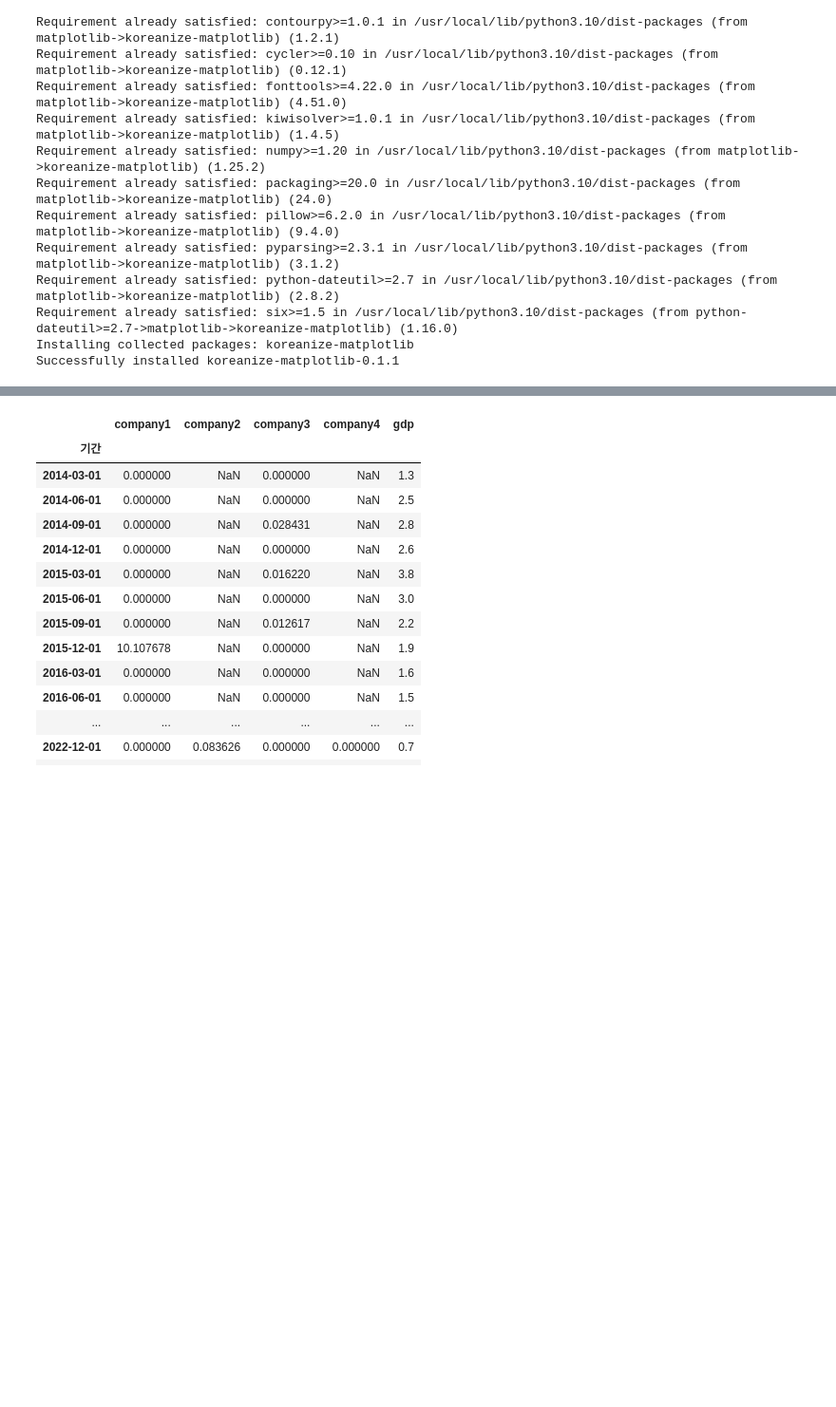
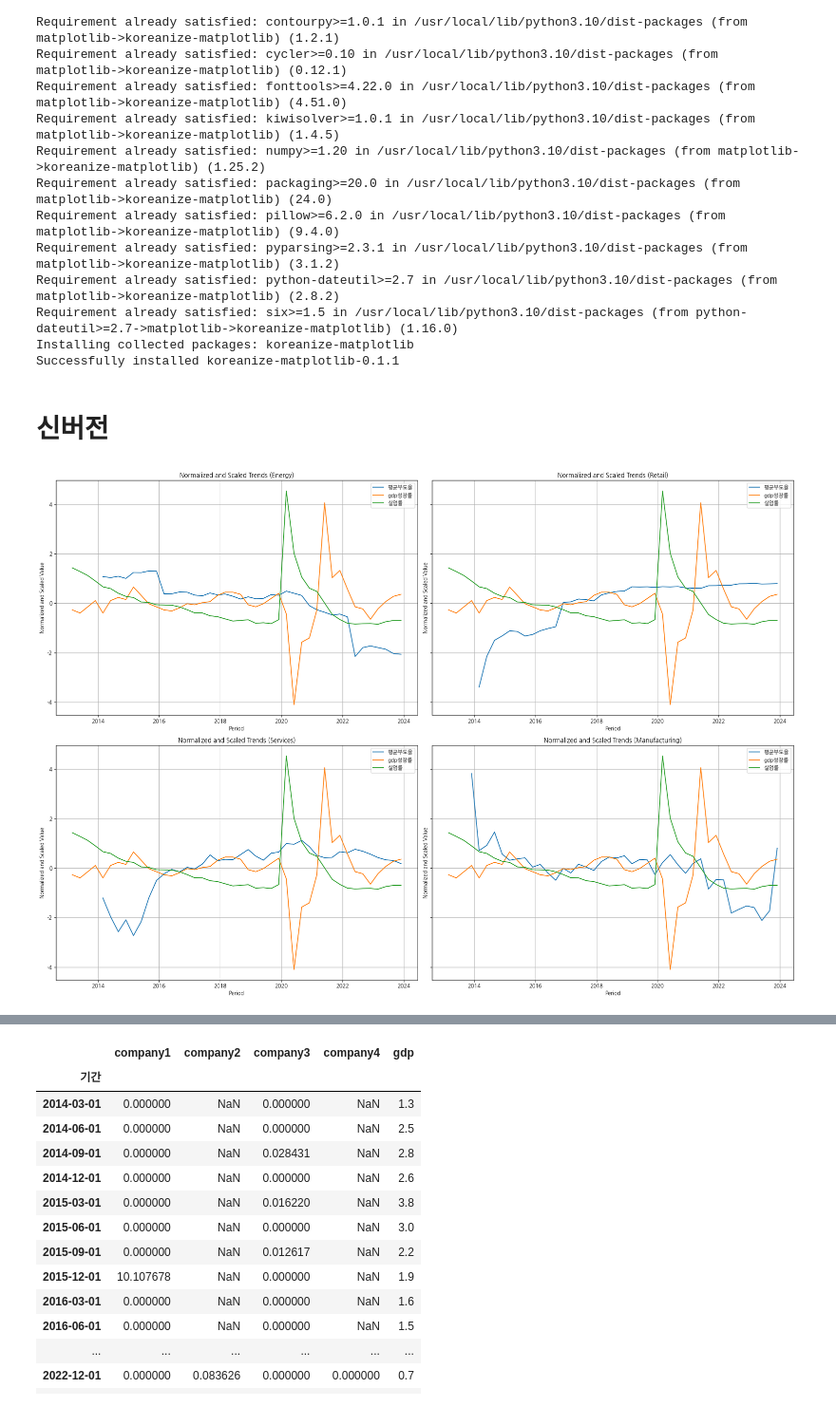
Before and after one commit to caxios/-, a Jupyter notebook: 금리_분석예시.ipynb, the cells around one changed output, grey strips where cells are left out. Shown at 95% size. Drawn from its saved outputs; the diff is of its cells as text; code cells hidden in the pictures; blank space fills up the shorter version.

```diff
--- a/금리_분석예시.ipynb
+++ b/금리_분석예시.ipynb
@@ -27,3 +28,81 @@ Installing collected packages: koreanize-matplotlib
 Successfully installed koreanize-matplotlib-0.1.1
 # %%
 import koreanize_matplotlib
+# %% [markdown]
+# 신버전
+# %%
+# Function to calculate default probabilities using the Merton model
+def calculate_default_probability(V, D, r, sigma, T):
+    if np.isnan(V) or np.isnan(D) or V <= 0 or D <= 0:
+        return np.nan
+    d1 = (np.log(V / D) + (r + 0.5 * sigma**2) * T) / (sigma * np.sqrt(T))
+    d2 = d1 - sigma * np.sqrt(T)
+    return 1 - stats.norm.cdf(d2)
+
+# Function to calculate default probabilities for a given dataset using the Merton model
+def calculate_default_probabilities(data):
+    for i in range(1, 5):
+        data[f'시가총액{i}'].replace(0, np.nan, inplace=True)
+        data[f'부채{i}'].replace(0, np.nan, inplace=True)
+
+    volatilities = [np.std(np.diff(np.log(data[f'시가총액{i}'].dropna()))) * np.sqrt(252) for i in range(1, 5)]
+
+    for i in range(1, 5):
+        sigma = volatilities[i-1]
+        data[f'부도율{i}'] = data.apply(lambda row: calculate_default_probability(row[f'시가총액{i}'], row[f'부채{i}'], r, sigma, T), axis=1)
+
+    return data
+
+# Set parameters for the Merton model
+r = 0.03  # Risk-free rate
+T = 1     # Time to maturity in years
+
+# Load all provided Excel files
+file_paths = {
+    "energy": '/content/미국_에너지.xlsx',
+    "retail": '/content/미국_소매.xlsx',
+    "services": '/content/미국_서비스.xlsx',
+    "manufacturing": '/content/미국_제조.xlsx'
+}
+
+# Load and process data for each sector
+data_energy = calculate_default_probabilities(pd.read_excel(file_paths['energy']))
+data_retail = calculate_default_probabilities(pd.read_excel(file_paths['retail']))
+data_services = calculate_default_probabilities(pd.read_excel(file_paths['services']))
+data_manufacturing = calculate_default_probabilities(pd.read_excel(file_paths['manufacturing']))
+
+# Calculate the mean default rate
+data_energy['평균부도율'] = data_energy[[f'부도율{i}' for i in range(1, 5)]].mean(axis=1)
+data_retail['평균부도율'] = data_retail[[f'부도율{i}' for i in range(1, 5)]].mean(axis=1)
+data_services['평균부도율'] = data_services[[f'부도율{i}' for i in range(1, 5)]].mean(axis=1)
+data_manufacturing['평균부도율'] = data_manufacturing[[f'부도율{i}' for i in range(1, 5)]].mean(axis=1)
+
+
+# Function to normalize and plot data
+def normalize_and_plot(data, title, ax):
+    plot_columns = ['평균부도율', 'gdp성장률', '실업률']
+    scaler = StandardScaler()
+    normalized_data = scaler.fit_transform(data[plot_columns])
+    normalized_df = pd.DataFrame(normalized_data, columns=plot_columns)
+    normalized_df['기간'] = pd.to_datetime(data['기간'])
+
+    for column in plot_columns:
+        ax.plot(normalized_df['기간'], normalized_df[column], label=column)
+    ax.set_title(title)
+    ax.set_xlabel('Period')
+    ax.set_ylabel('Normalized and Scaled Value')
+    ax.legend()
+    ax.grid(True)
+
+# Plot the data for each sector
+fig, axes = plt.subplots(nrows=2, ncols=2, figsize=(20, 14), sharey=True)
+
+normalize_and_plot(data_energy, 'Normalized and Scaled Trends (Energy)', axes[0, 0])
+normalize_and_plot(data_retail, 'Normalized and Scaled Trends (Retail)', axes[0, 1])
+normalize_and_plot(data_services, 'Normalized and Scaled Trends (Services)', axes[1, 0])
+normalize_and_plot(data_manufacturing, 'Normalized and Scaled Trends (Manufacturing)', axes[1, 1])
+
+plt.tight_layout()
+plt.show()
+# %% [output]
+[figure, added]
```
Also changed, not shown: parts of 24 cells of this notebook.
